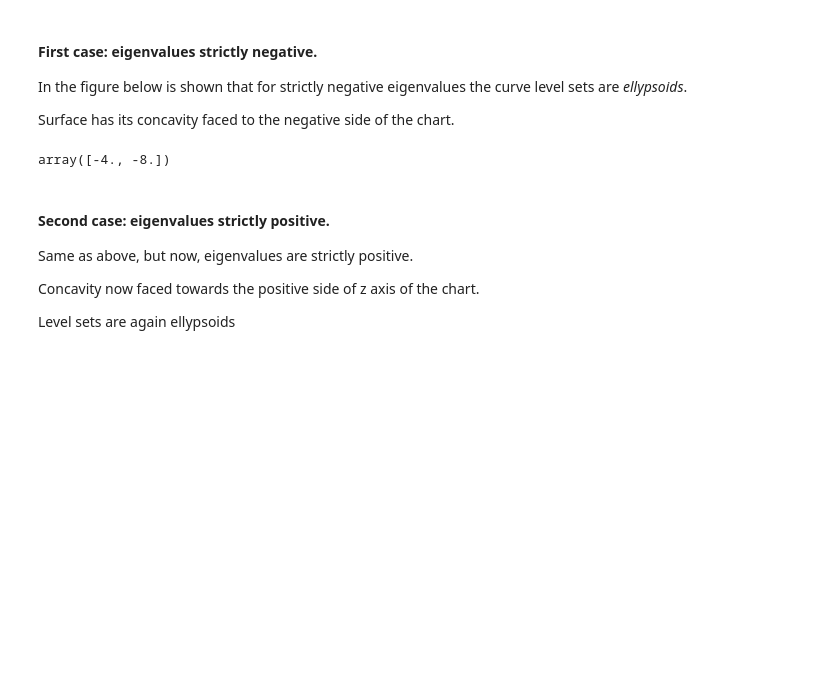
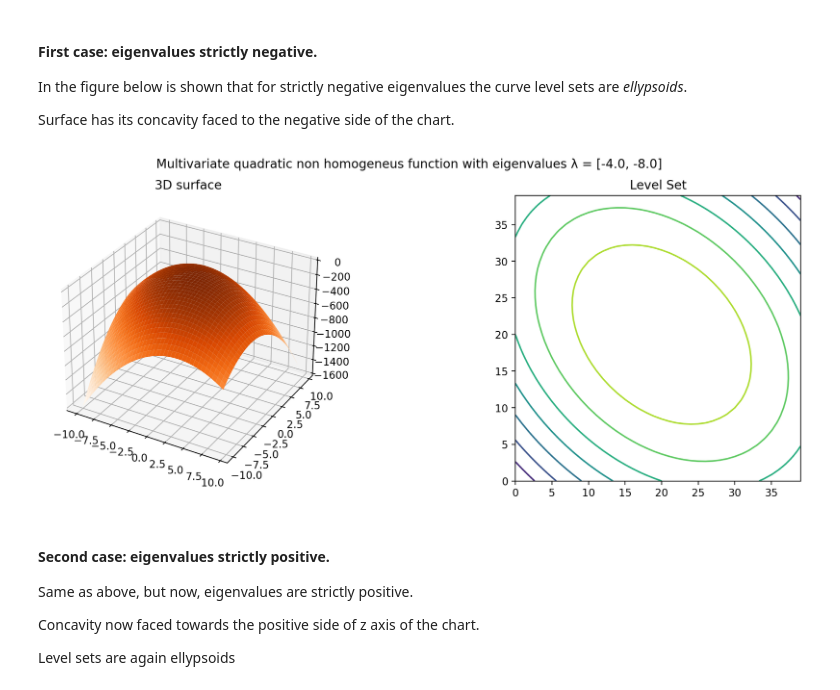
Before and after one commit to vornao/optimization-data-science-unipi, a Jupyter notebook: simple-problems.ipynb, the cells around one changed output. Saved outputs shown, nothing was run; the diff lists cells and outputs as text; code cells hidden in the pictures; blank space fills up the shorter version.

Commit message:
added charts with matplotlib api

```diff
--- a/simple-problems.ipynb
+++ b/simple-problems.ipynb
@@ -5,6 +5,11 @@ import plotly.graph_objects as go
 import pandas as pd
 
 from plotly.subplots import make_subplots
+from matplotlib import cm
+
+
+#plt.rcParams['figure.figsize'] = [15, 5]
+plt.rcParams['figure.dpi'] = 200
 # %% [markdown]
 ### Definition of multivariate non homogeneus non separable quadratic function
 $$ f(x) = \frac{1}{2}x^TQx = \frac{1}{2} \sum_{i=1}^{n} Q_{ii}x_i^2 +\sum_{i=1}^{n}\sum_{j=1, j\not=i}^{n} Q_{ij}x_ix_j \qquad Q \in \mathbb{R}^{n \times n}, x \in \mathbb{R}^{n} $$
@@ -58,9 +95,8 @@ Surface has its concavity faced to the negative side of the chart.
 # %%
 m = np.array([[-6, -2], [-2, -6]]) # eigenvalues are -8, -4
 plot_mqf3D(m)
-np.linalg.eig(m)[0]
 # %% [output]
-array([-4., -8.])
+[figure, added]
 # %% [markdown]
 #### Second case: eigenvalues strictly positive.
 
```
Also changed, not shown: parts of 4 cells of this notebook.
